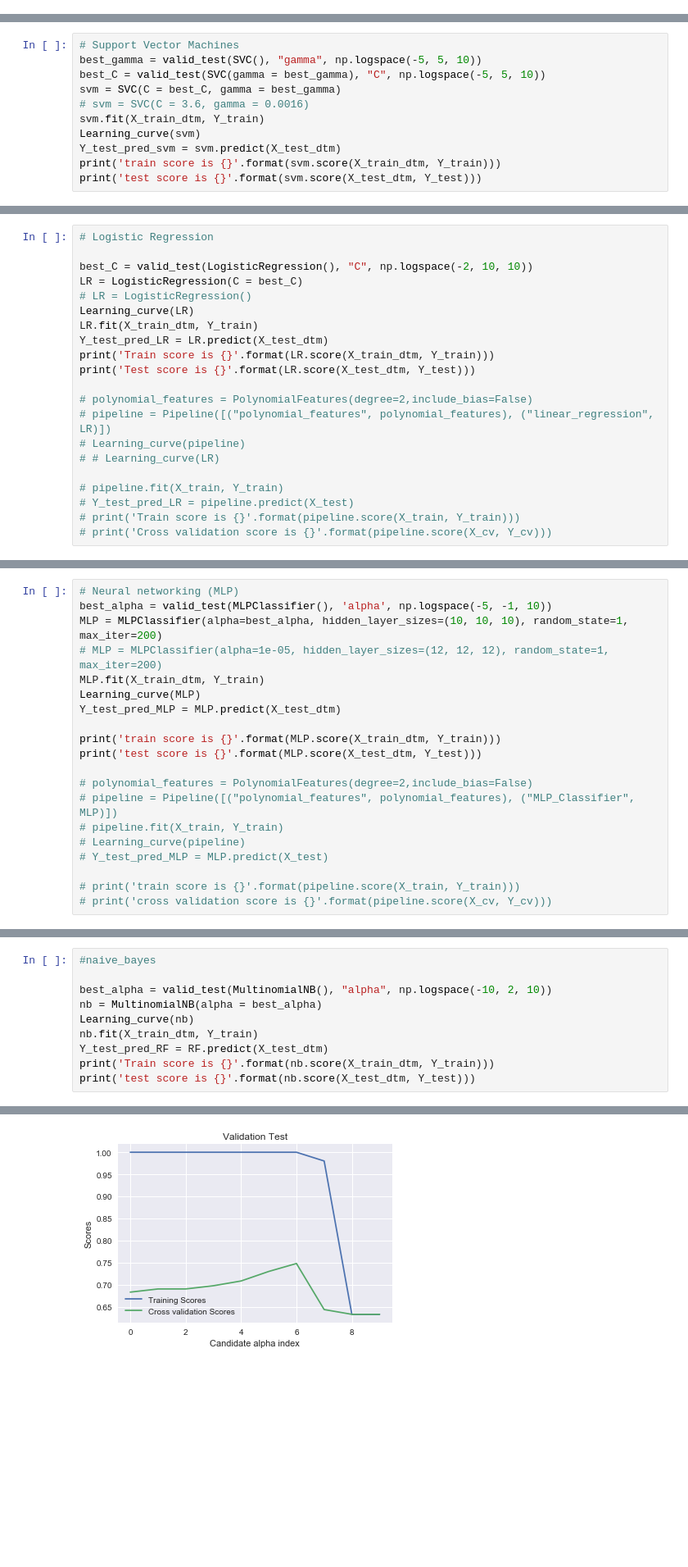
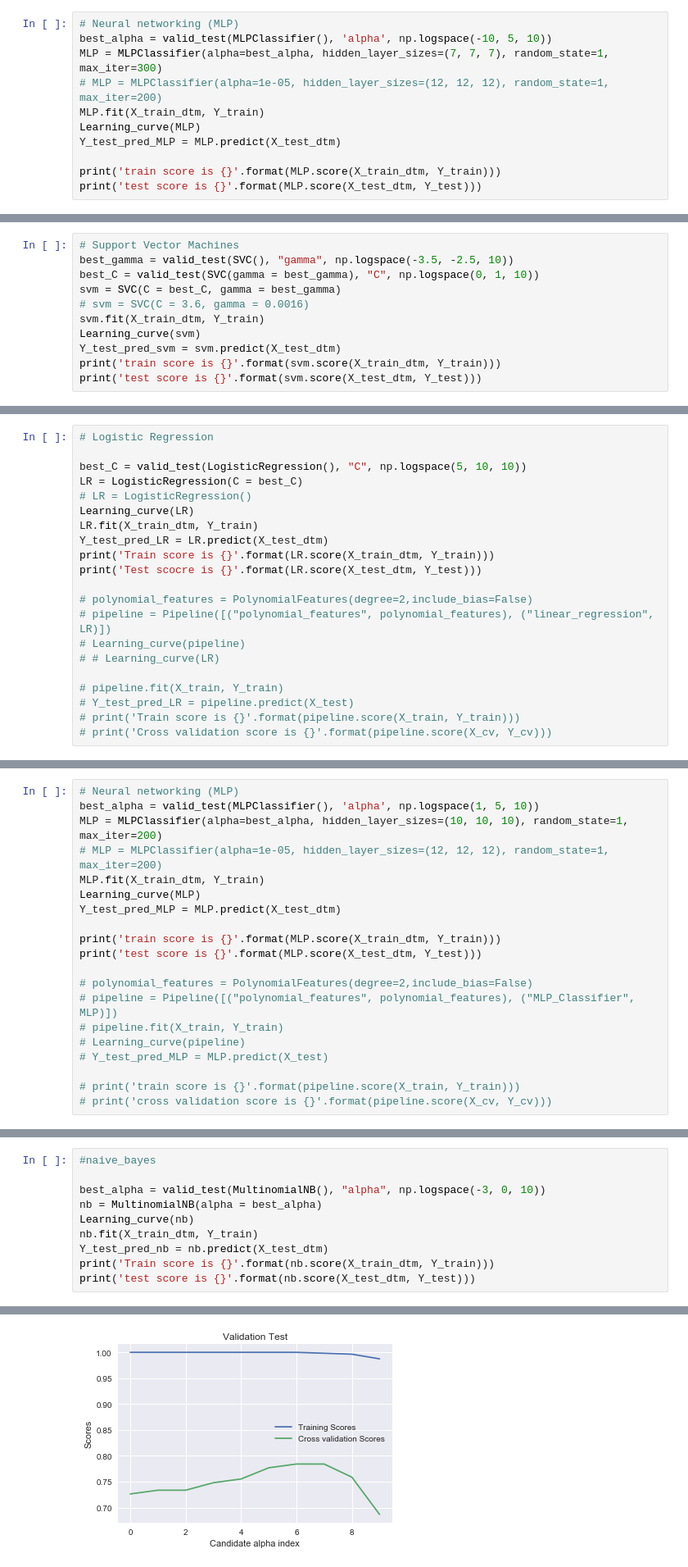
Before and after one commit to Fake-News-Project/Fake-News-Project, a Jupyter notebook: Step2_Extracting_features_and_predict_via_machine_learning.ipynb, the cells around one changed output, grey strips where cells are left out. Shown at 82% size. Saved outputs shown, nothing was run; the diff lists cells and outputs as text; blank space fills up the shorter version.

```diff
--- a/Step2_Extracting_features_and_predict_via_machine_learning.ipynb
+++ b/Step2_Extracting_features_and_predict_via_machine_learning.ipynb
@@ -165,0 +361,11 @@ test score is 0.8663484486873508
+# %%
+# Neural networking (MLP)
+best_alpha = valid_test(MLPClassifier(), 'alpha', np.logspace(-10, 5, 10))
+MLP = MLPClassifier(alpha=best_alpha, hidden_layer_sizes=(7, 7, 7), random_state=1, max_iter=300)
+# MLP = MLPClassifier(alpha=1e-05, hidden_layer_sizes=(12, 12, 12), random_state=1, max_iter=200)
+MLP.fit(X_train_dtm, Y_train)
+Learning_curve(MLP)
+Y_test_pred_MLP = MLP.predict(X_test_dtm)
+
+print('train score is {}'.format(MLP.score(X_train_dtm, Y_train)))
+print('test score is {}'.format(MLP.score(X_test_dtm, Y_test)))
@@ -166,7 +384,7 @@ test score is 0.8663484486873508
 # %%
 # Support Vector Machines
-best_gamma = valid_test(SVC(), "gamma", np.logspace(-5, 5, 10))
-best_C = valid_test(SVC(gamma = best_gamma), "C", np.logspace(-5, 5, 10))
+best_gamma = valid_test(SVC(), "gamma", np.logspace(-3.5, -2.5, 10))
+best_C = valid_test(SVC(gamma = best_gamma), "C", np.logspace(0, 1, 10))
 svm = SVC(C = best_C, gamma = best_gamma)
 # svm = SVC(C = 3.6, gamma = 0.0016)
 svm.fit(X_train_dtm, Y_train)
@@ -246,14 +464,14 @@ X_cv_dtm = tfidf.transform(X_cv)
 # %%
 # Logistic Regression
 
-best_C = valid_test(LogisticRegression(), "C", np.logspace(-2, 10, 10))
+best_C = valid_test(LogisticRegression(), "C", np.logspace(5, 10, 10))
 LR = LogisticRegression(C = best_C)
 # LR = LogisticRegression()
 Learning_curve(LR)
 LR.fit(X_train_dtm, Y_train)
 Y_test_pred_LR = LR.predict(X_test_dtm)
 print('Train score is {}'.format(LR.score(X_train_dtm, Y_train)))
-print('Test score is {}'.format(LR.score(X_test_dtm, Y_test)))
+print('Test scocre is {}'.format(LR.score(X_test_dtm, Y_test)))
 
 # polynomial_features = PolynomialFeatures(degree=2,include_bias=False)
 # pipeline = Pipeline([("polynomial_features", polynomial_features), ("linear_regression", LR)])
@@ -275,7 +493,7 @@ Train score is 0.9980842911877394
 Test score is 0.863961813842482
 # %%
 # Neural networking (MLP)
-best_alpha = valid_test(MLPClassifier(), 'alpha', np.logspace(-5, -1, 10))
+best_alpha = valid_test(MLPClassifier(), 'alpha', np.logspace(1, 5, 10))
 MLP = MLPClassifier(alpha=best_alpha, hidden_layer_sizes=(10, 10, 10), random_state=1, max_iter=200)
 # MLP = MLPClassifier(alpha=1e-05, hidden_layer_sizes=(12, 12, 12), random_state=1, max_iter=200)
 MLP.fit(X_train_dtm, Y_train)
@@ -353,11 +571,11 @@ test score is 0.7708830548926014
 # %%
 #naive_bayes
 
-best_alpha = valid_test(MultinomialNB(), "alpha", np.logspace(-10, 2, 10))
+best_alpha = valid_test(MultinomialNB(), "alpha", np.logspace(-3, 0, 10))
 nb = MultinomialNB(alpha = best_alpha)
 Learning_curve(nb)
 nb.fit(X_train_dtm, Y_train)
-Y_test_pred_RF = RF.predict(X_test_dtm)
+Y_test_pred_nb = nb.predict(X_test_dtm)
 print('Train score is {}'.format(nb.score(X_train_dtm, Y_train)))
 print('test score is {}'.format(nb.score(X_test_dtm, Y_test)))
 # %% [output]
@@ -365 +583 @@ The best alpha value for MultinomialNB(alpha=100.0, class_prior=None, fit_prior=
-[figure, old version]
+[figure, new version]
```
Also changed, not shown: parts of 23 cells of this notebook, 4 other files.
